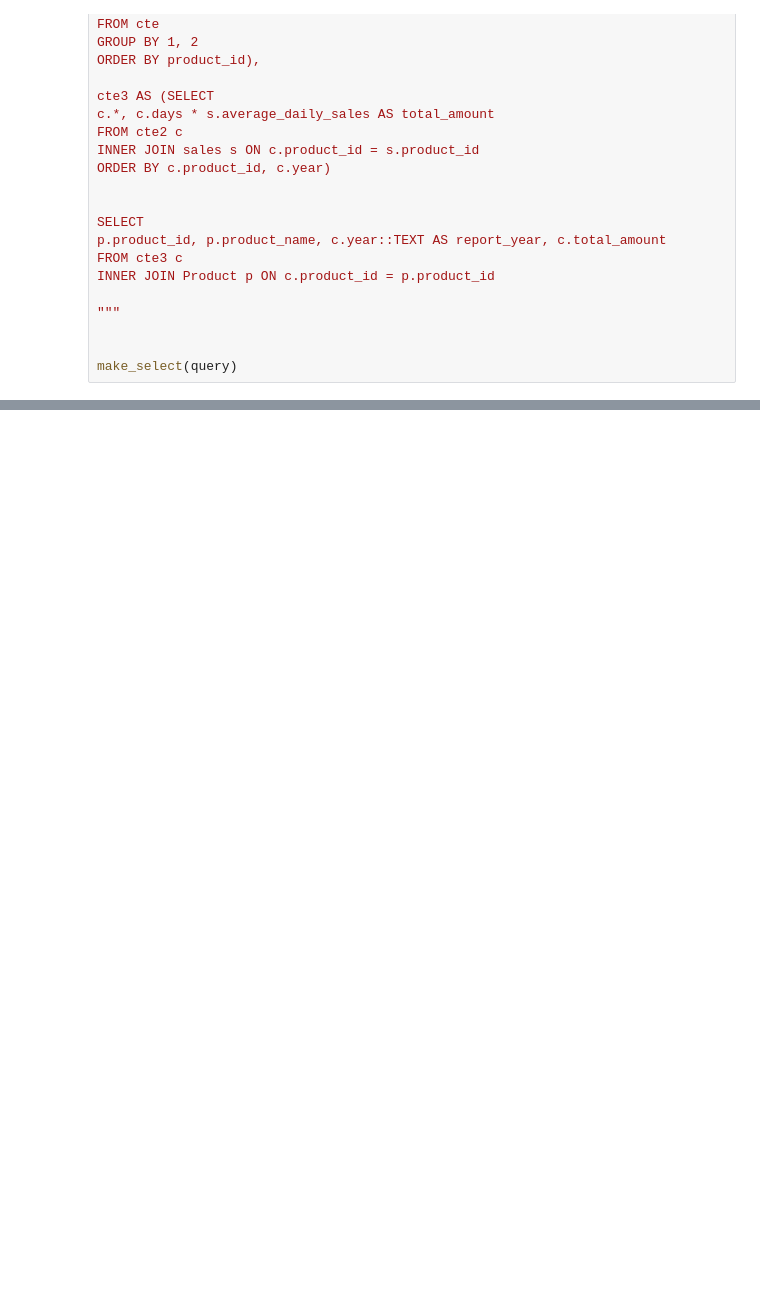
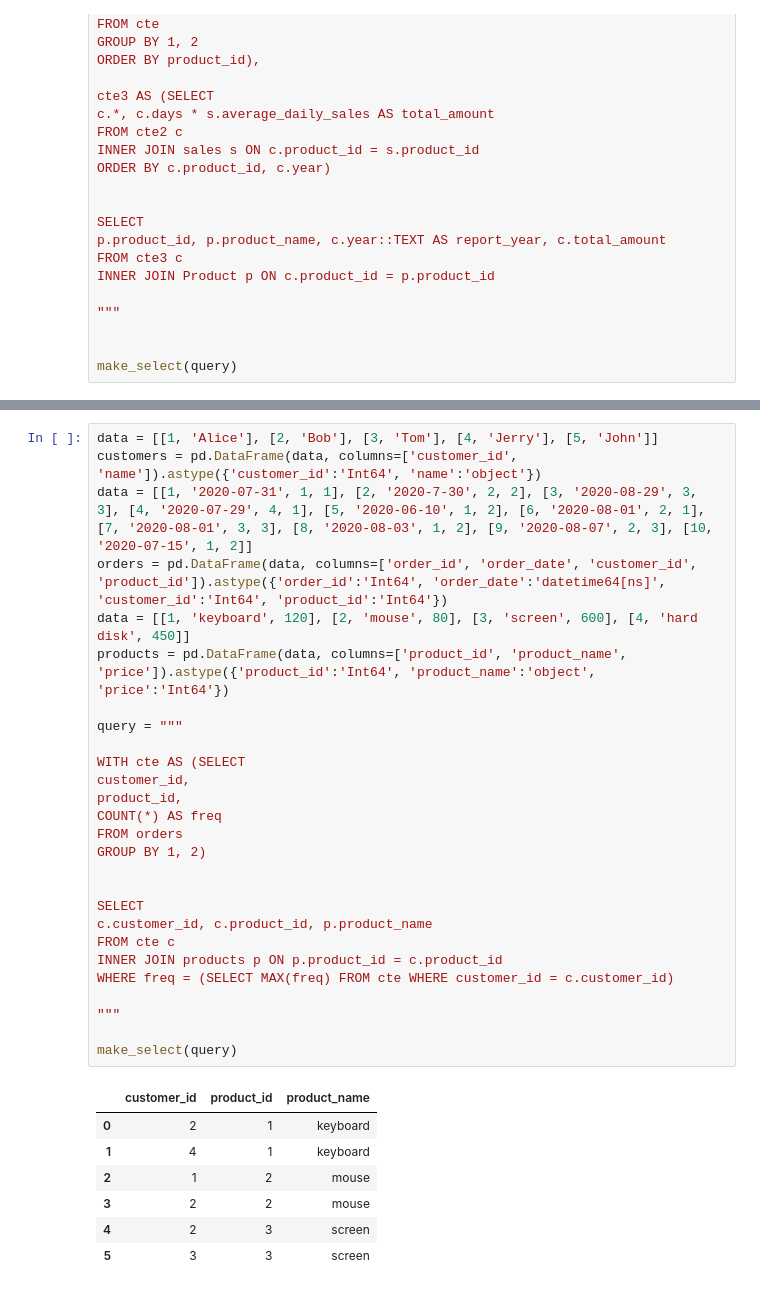
Before and after one commit to baxt1or/leetcode_database_problems, a Jupyter notebook: leetcode_sql_premium.ipynb, the cells around one changed output, grey strips where cells are left out. Drawn from its saved outputs; the diff is of its cells as text; blank space fills up the shorter version.

```diff
--- a/leetcode_sql_premium.ipynb
+++ b/leetcode_sql_premium.ipynb
@@ -8120,0 +9655,35 @@ make_select(query)
+# %%
+data = [[1, 'Alice'], [2, 'Bob'], [3, 'Tom'], [4, 'Jerry'], [5, 'John']]
+customers = pd.DataFrame(data, columns=['customer_id', 'name']).astype({'customer_id':'Int64', 'name':'object'})
+data = [[1, '2020-07-31', 1, 1], [2, '2020-7-30', 2, 2], [3, '2020-08-29', 3, 3], [4, '2020-07-29', 4, 1], [5, '2020-06-10', 1, 2], [6, '2020-08-01', 2, 1], [7, '2020-08-01', 3, 3], [8, '2020-08-03', 1, 2], [9, '2020-08-07', 2, 3], [10, '2020-07-15', 1, 2]]
+orders = pd.DataFrame(data, columns=['order_id', 'order_date', 'customer_id', 'product_id']).astype({'order_id':'Int64', 'order_date':'datetime64[ns]', 'customer_id':'Int64', 'product_id':'Int64'})
+data = [[1, 'keyboard', 120], [2, 'mouse', 80], [3, 'screen', 600], [4, 'hard disk', 450]]
+products = pd.DataFrame(data, columns=['product_id', 'product_name', 'price']).astype({'product_id':'Int64', 'product_name':'object', 'price':'Int64'})
+
+query = """
+
+WITH cte AS (SELECT
+customer_id,
+product_id,
+COUNT(*) AS freq
+FROM orders
+GROUP BY 1, 2)
+
+
+SELECT
+c.customer_id, c.product_id, p.product_name
+FROM cte c
+INNER JOIN products p ON p.product_id = c.product_id
+WHERE freq = (SELECT MAX(freq) FROM cte WHERE customer_id = c.customer_id)
+
+"""
+
+make_select(query)
+# %% [output]
+|  | customer_id | product_id | product_name |
+| 0 | 2 | 1 | keyboard |
+| 1 | 4 | 1 | keyboard |
+| 2 | 1 | 2 | mouse |
+| 3 | 2 | 2 | mouse |
+| 4 | 2 | 3 | screen |
+| 5 | 3 | 3 | screen |
```
Also changed, not shown: parts of 53 cells of this notebook.
